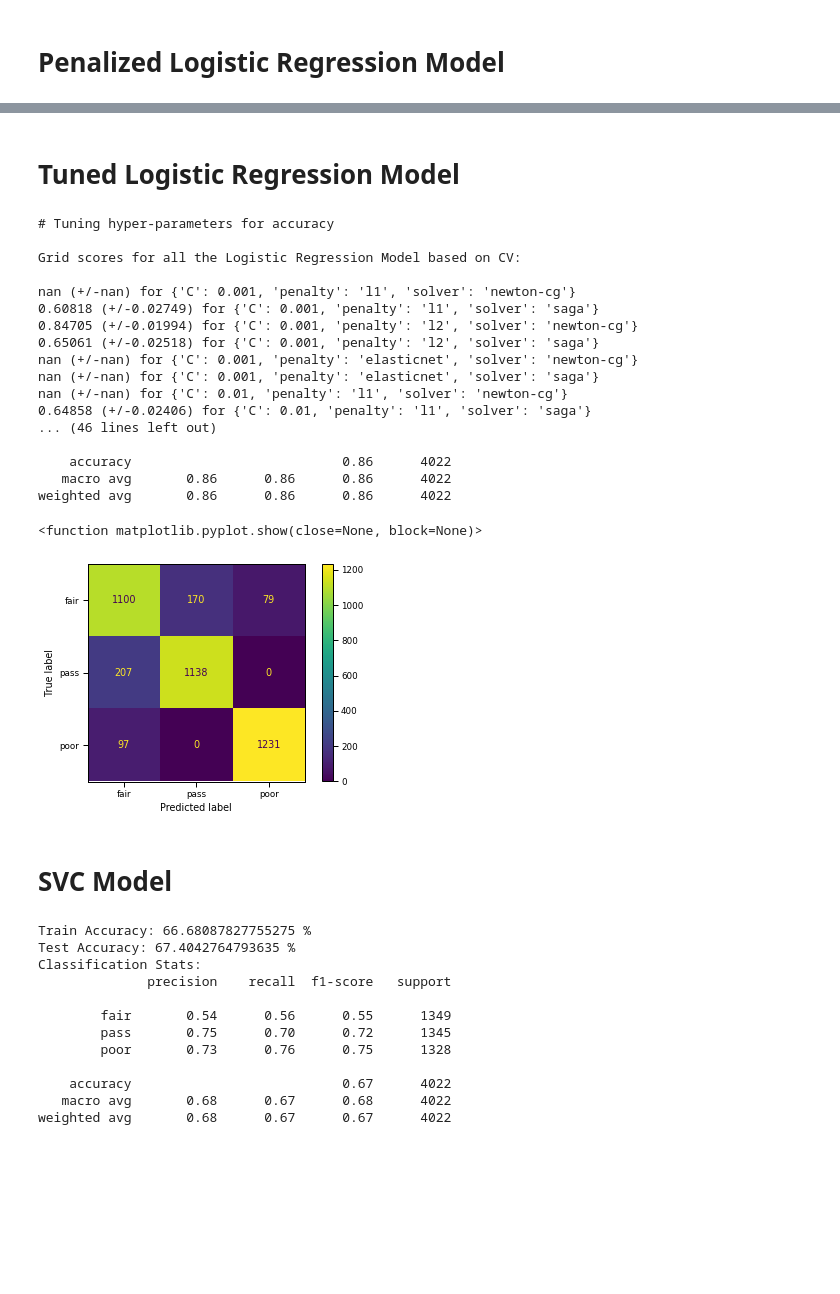
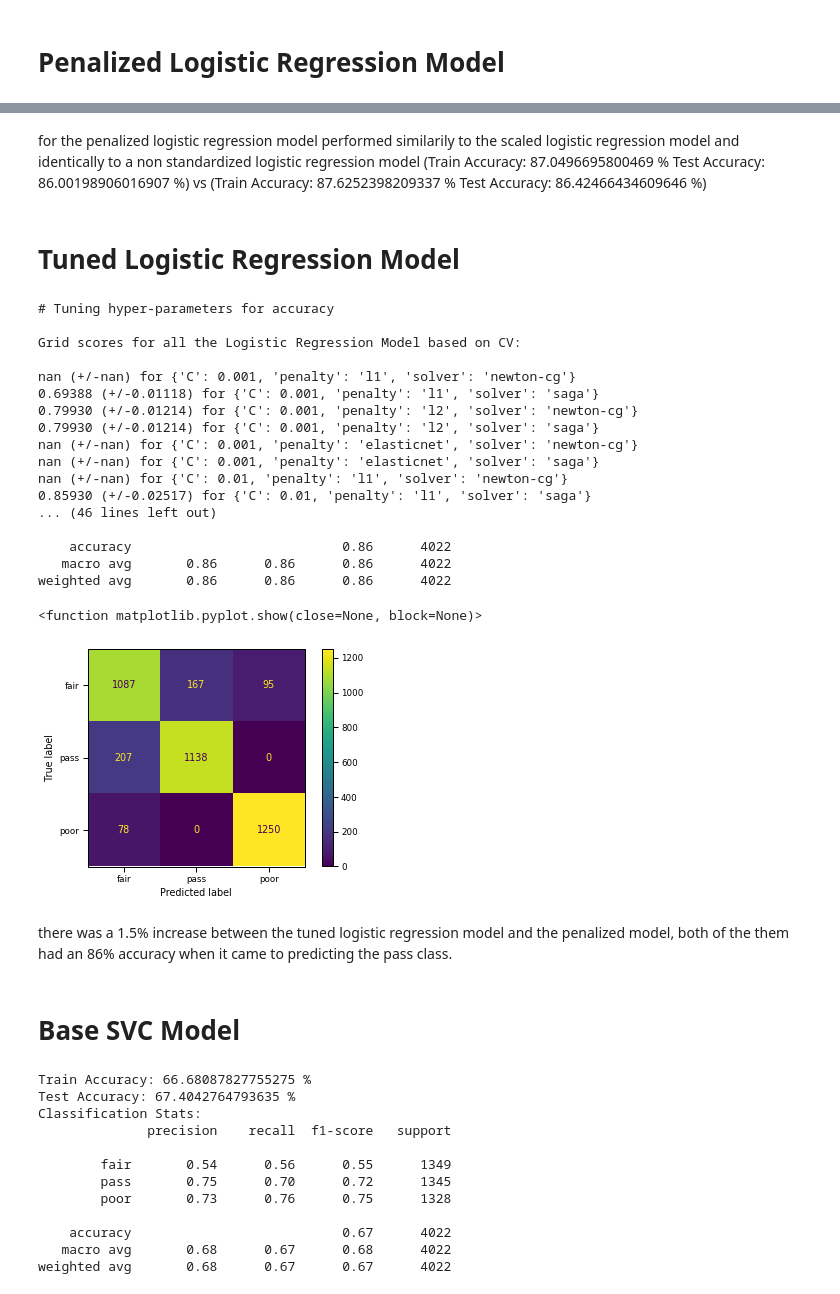
Before and after one commit to Oscar-Gil-Data/ADS-599B, a Jupyter notebook: Code Library Folder/Modeling(LA).ipynb, the cells around one changed output, grey strips where cells are left out. Cells and saved outputs as stored; diff of their text form; code cells hidden in the pictures; blank space fills up the shorter version.

```diff
--- a/Code Library Folder/Modeling(LA).ipynb
+++ b/Code Library Folder/Modeling(LA).ipynb
@@ -300,3 +307,7 @@ weighted avg       0.86      0.86      0.86      4022
+# %% [markdown]
+for the penalized logistic regression model performed similarily to the scaled logistic regression model and identically to a non standardized logistic regression model (Train Accuracy: 87.0496695800469 %
+Test Accuracy: 86.00198906016907 %) vs (Train Accuracy: 87.6252398209337 %
+Test Accuracy: 86.42466434609646 %)
 # %% [markdown]
 # Tuned Logistic Regression Model
 # %%
@@ -308,7 +319,7 @@ param_grid = {'solver': ['newton-cg', 'saga'],
 # perform hyperparameter tuning
 print("# Tuning hyper-parameters for accuracy\n")
 tuned_log = GridSearchCV(LogisticRegression(random_state=599),param_grid, cv=5, scoring='accuracy')
-tuned_log.fit(X_train,y_train)
+tuned_log.fit(X_scaled,y_train)
 # view accuracy scores for all the models
 print("Grid scores for all the Logistic Regression Model based on CV:\n")
 means = tuned_log.cv_results_['mean_test_score']
@@ -320,7 +331,7 @@ print("\nBest parameters set found on training set:", tuned_log.best_params_)
 print("Best model test accuracy:", tuned_log.best_score_)
 
 log_best = tuned_log.best_estimator_
-tuned_log_y_pred = log_best.predict(X_test)
+tuned_log_y_pred = log_best.predict(X_test_scaled)
 
 print('\n\nTuned Model Stats:')
 print('Test Classification Stats:')
@@ -331,13 +342,13 @@ print(classification_report(y_test,tuned_log_y_pred))
 Grid scores for all the Logistic Regression Model based on CV:
 
 nan (+/-nan) for {'C': 0.001, 'penalty': 'l1', 'solver': 'newton-cg'}
-0.60818 (+/-0.02749) for {'C': 0.001, 'penalty': 'l1', 'solver': 'saga'}
-0.84705 (+/-0.01994) for {'C': 0.001, 'penalty': 'l2', 'solver': 'newton-cg'}
-0.65061 (+/-0.02518) for {'C': 0.001, 'penalty': 'l2', 'solver': 'saga'}
+0.69388 (+/-0.01118) for {'C': 0.001, 'penalty': 'l1', 'solver': 'saga'}
+0.79930 (+/-0.01214) for {'C': 0.001, 'penalty': 'l2', 'solver': 'newton-cg'}
+0.79930 (+/-0.01214) for {'C': 0.001, 'penalty': 'l2', 'solver': 'saga'}
 nan (+/-nan) for {'C': 0.001, 'penalty': 'elasticnet', 'solver': 'newton-cg'}
 nan (+/-nan) for {'C': 0.001, 'penalty': 'elasticnet', 'solver': 'saga'}
 nan (+/-nan) for {'C': 0.01, 'penalty': 'l1', 'solver': 'newton-cg'}
-0.64858 (+/-0.02406) for {'C': 0.01, 'penalty': 'l1', 'solver': 'saga'}
+0.85930 (+/-0.02517) for {'C': 0.01, 'penalty': 'l1', 'solver': 'saga'}
 ... (46 lines left out)
 
     accuracy                           0.86      4022
@@ -345,9 +356,9 @@ nan (+/-nan) for {'C': 0.01, 'penalty': 'l1', 'solver': 'newton-cg'}
 weighted avg       0.86      0.86      0.86      4022
 # %%
 #plot confusion matrix for Penalized logistic regression model
-ltuned=log_best.fit(X_train,y_train)
-plot_confusion_matrix(ltuned,X_test,y_test)
+ltuned=log_best.fit(X_scaled,y_train)
+plot_confusion_matrix(ltuned,X_test_scaled,y_test)
 plt.show
 # %% [output]
 <function matplotlib.pyplot.show(close=None, block=None)>
-[figure, old version]
+[figure, new version]
@@ -354,5 +368,7 @@ plt.show
+# %% [markdown]
+there was a 1.5% increase between the tuned logistic regression model and the penalized model, both of the them had an 86% accuracy when it came to predicting the pass class.
 # %% [markdown]
-# SVC Model
+# Base SVC Model
 # %%
 #SVC model
 svc = SVC(random_state=599)
```
Also changed, not shown: parts of 24 cells of this notebook.
